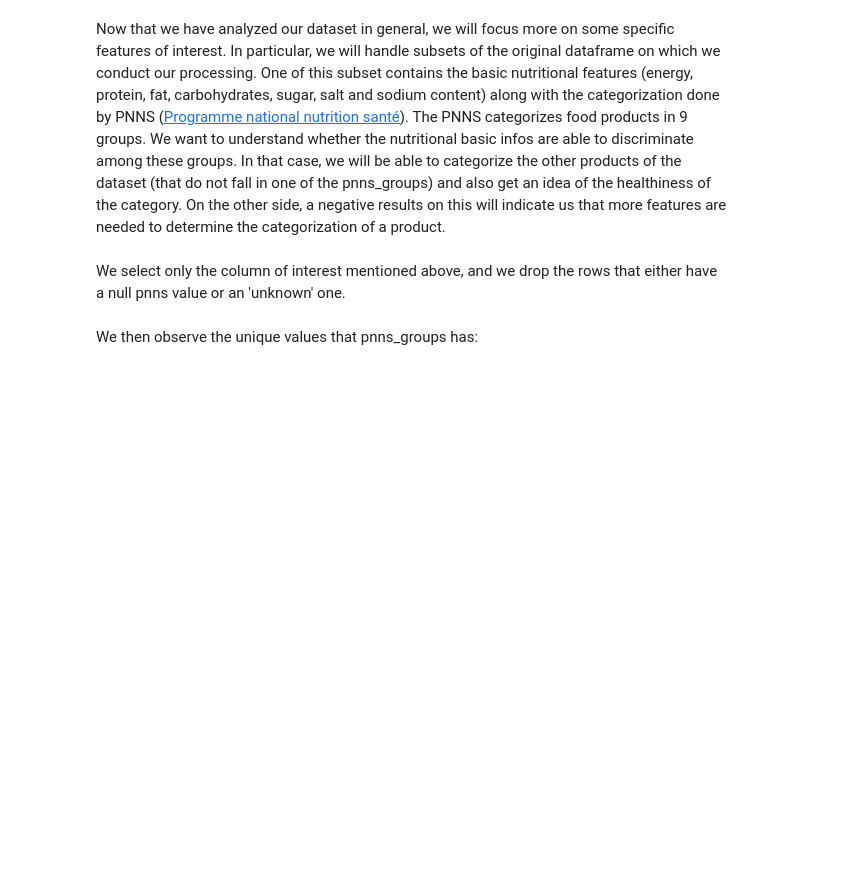
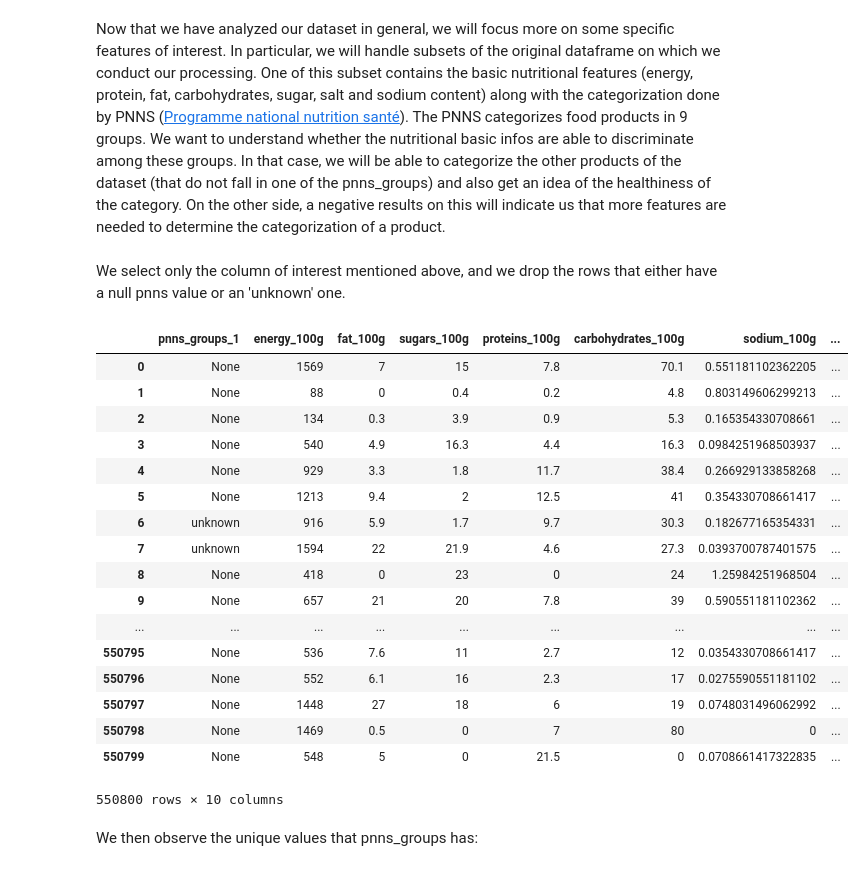
Before and after one commit to mikelassi/Project, a Jupyter notebook: Project.ipynb, the cells around one changed output. Saved outputs shown, nothing was run; the diff lists cells and outputs as text; code cells hidden in the pictures; blank space fills up the shorter version.

```diff
--- a/Project.ipynb
+++ b/Project.ipynb
@@ -172 +198,23 @@ We select only the column of interest mentioned above, and we drop the rows that
+# %%
+data_nutri2=pd.read_pickle('data_nutri2')
+data_nutri2
+# %% [output]
+|  | pnns_groups_1 | energy_100g | fat_100g | sugars_100g | proteins_100g | carbohydrates_100g | sodium_100g | ... |
+| 0 | None | 1569 | 7 | 15 | 7.8 | 70.1 | 0.551181102362205 | ... |
+| 1 | None | 88 | 0 | 0.4 | 0.2 | 4.8 | 0.803149606299213 | ... |
+| 2 | None | 134 | 0.3 | 3.9 | 0.9 | 5.3 | 0.165354330708661 | ... |
+| 3 | None | 540 | 4.9 | 16.3 | 4.4 | 16.3 | 0.0984251968503937 | ... |
+| 4 | None | 929 | 3.3 | 1.8 | 11.7 | 38.4 | 0.266929133858268 | ... |
+| 5 | None | 1213 | 9.4 | 2 | 12.5 | 41 | 0.354330708661417 | ... |
+| 6 | unknown | 916 | 5.9 | 1.7 | 9.7 | 30.3 | 0.182677165354331 | ... |
+| 7 | unknown | 1594 | 22 | 21.9 | 4.6 | 27.3 | 0.0393700787401575 | ... |
+| 8 | None | 418 | 0 | 23 | 0 | 24 | 1.25984251968504 | ... |
+| 9 | None | 657 | 21 | 20 | 7.8 | 39 | 0.590551181102362 | ... |
+| ... | ... | ... | ... | ... | ... | ... | ... | ... |
+| 550795 | None | 536 | 7.6 | 11 | 2.7 | 12 | 0.0354330708661417 | ... |
+| 550796 | None | 552 | 6.1 | 16 | 2.3 | 17 | 0.0275590551181102 | ... |
+| 550797 | None | 1448 | 27 | 18 | 6 | 19 | 0.0748031496062992 | ... |
+| 550798 | None | 1469 | 0.5 | 0 | 7 | 80 | 0 | ... |
+| 550799 | None | 548 | 5 | 0 | 21.5 | 0 | 0.0708661417322835 | ... |
+550800 rows × 10 columns
 # %%
```
Also changed, not shown: parts of 34 cells of this notebook, 2 other files.
